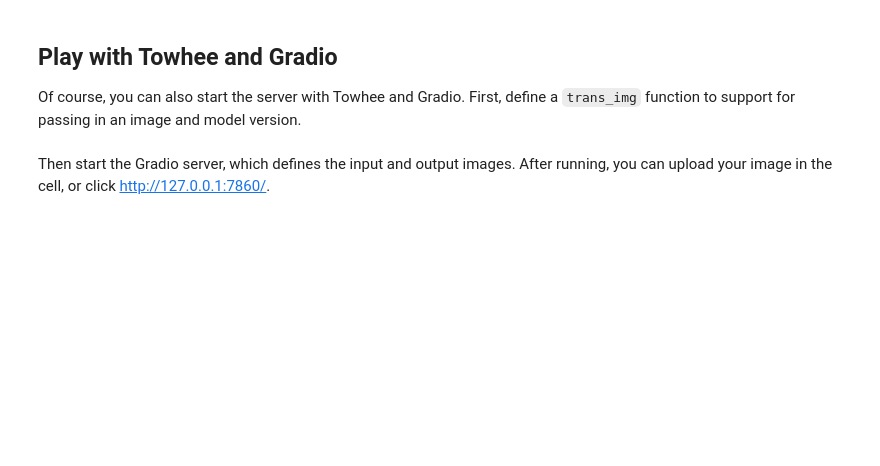
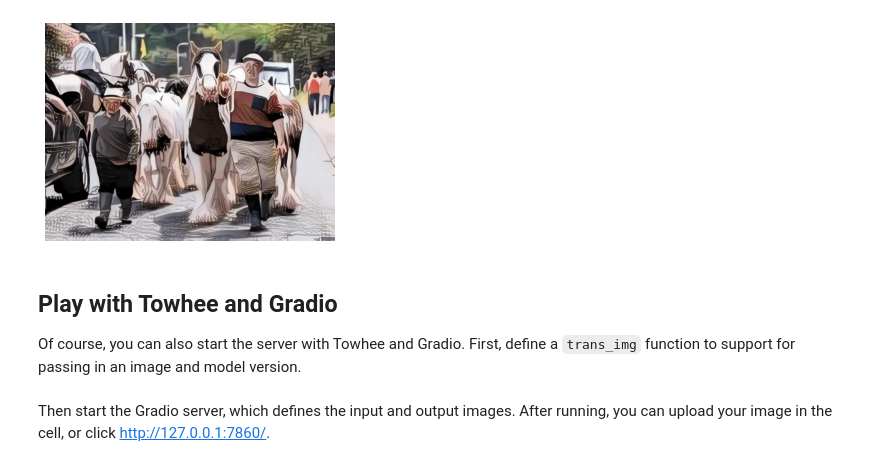
Before and after one commit to towhee-io/examples, a Jupyter notebook: image/image_animation/anime_style_transformer.ipynb, the cells around one changed output. Saved outputs shown, nothing was run; the diff lists cells and outputs as text; code cells hidden in the pictures; blank space fills up the shorter version.

Commit message:
Update anime_style_transformer
Signed-off-by: Jael Gu <mengjia.gu@zilliz.com>

```diff
--- a/image/image_animation/anime_style_transformer.ipynb
+++ b/image/image_animation/anime_style_transformer.ipynb
@@ -30,0 +11,11 @@ towhee.glob['path']('./test.png') \
+# %%
+from towhee.dc2 import pipe, ops, DataCollection
+
+test_img = 'https://raw.githubusercontent.com/towhee-io/examples/main/image/image_animation/test.png'
+
+p_celeba = (
+    pipe.input('path')
+        .map('path', 'img', ops.image_decode('rgb'))
+        .map('img', 'anime', ops.img2img_translation.animegan('celeba'))
+        .output('anime')
+)
@@ -31,3 +25,14 @@ towhee.glob['path']('./test.png') \
+# %%
+from matplotlib import pyplot as plt
+from PIL import Image as PILImage
+import numpy
+
+img_np = p_celeba(test_img).get()[0]
+plt.axis('off')
+plt.imshow(img_np)
+plt.show()
+# %% [output]
+[figure, added]
 # %% [markdown]
 ## Play with Towhee and Gradio
 
```
Also changed, not shown: parts of 11 cells of this notebook.
